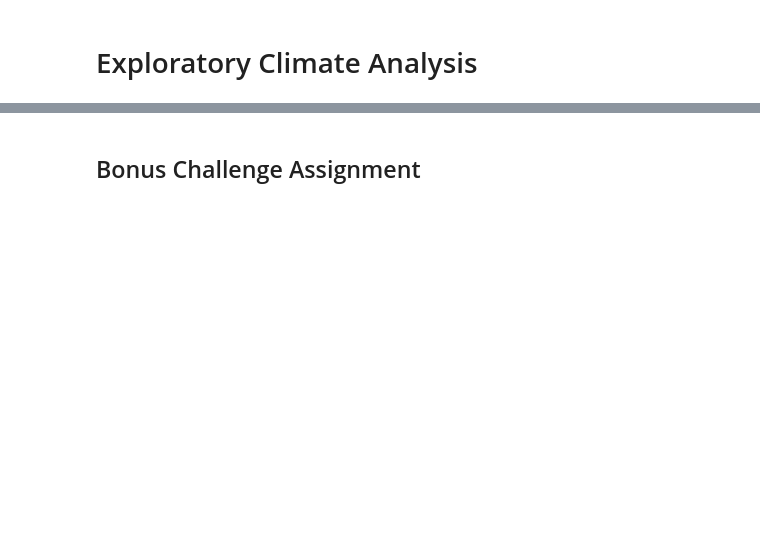
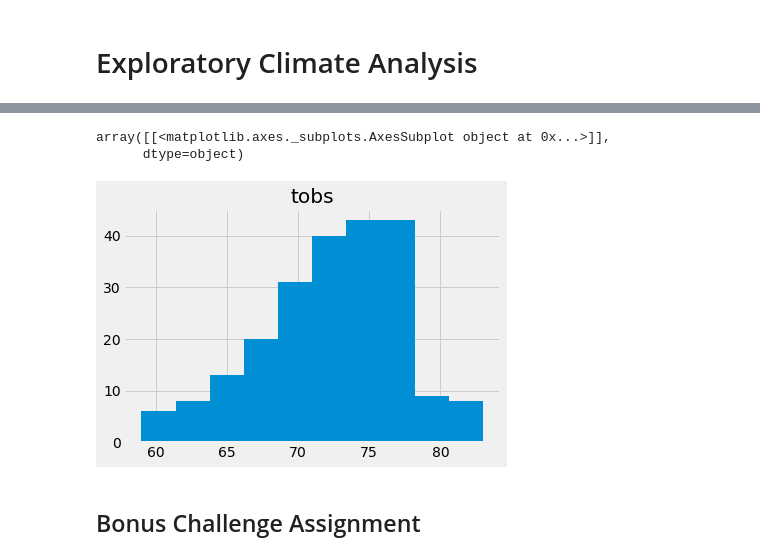
Before and after one commit to iliveonit/sqlalchemy-challenge, a Jupyter notebook: climate_starter.ipynb, the cells around one changed output, grey strips where cells are left out. Cells and saved outputs as stored; diff of their text form; code cells hidden in the pictures; blank space fills up the shorter version.

```diff
--- a/climate_starter.ipynb
+++ b/climate_starter.ipynb
@@ -97,3 +255,12 @@ first_row.__dict__
 # %%
 # Choose the station with the highest number of temperature observations.
 # Query the last 12 months of temperature observation data for this station and plot the results as a histogram
+
+
+HiTobsStn_12m = session.query(Measurement.date, Measurement.tobs).\
+    filter(Measurement.station == "USC00519281").\
+    filter(Measurement.date.between('2017-01-01', '2017-12-31')).\
+    filter(Measurement.tobs).\
+    order_by(Measurement.date).all()
+
+HiTobsStn_12m
@@ -100,3 +285,11 @@ first_row.__dict__
+# %%
+STN_df = pd.DataFrame(HiTobsStn_12m).groupby("date").mean()
+STN_df
+STN_df.hist()
+# %% [output]
+array([[<matplotlib.axes._subplots.AxesSubplot object at 0x...>]],
+      dtype=object)
+[figure, added]
 # %% [markdown]
 ## Bonus Challenge Assignment
 # %%
```
Also changed, not shown: parts of 23 cells of this notebook, 1 other file.
